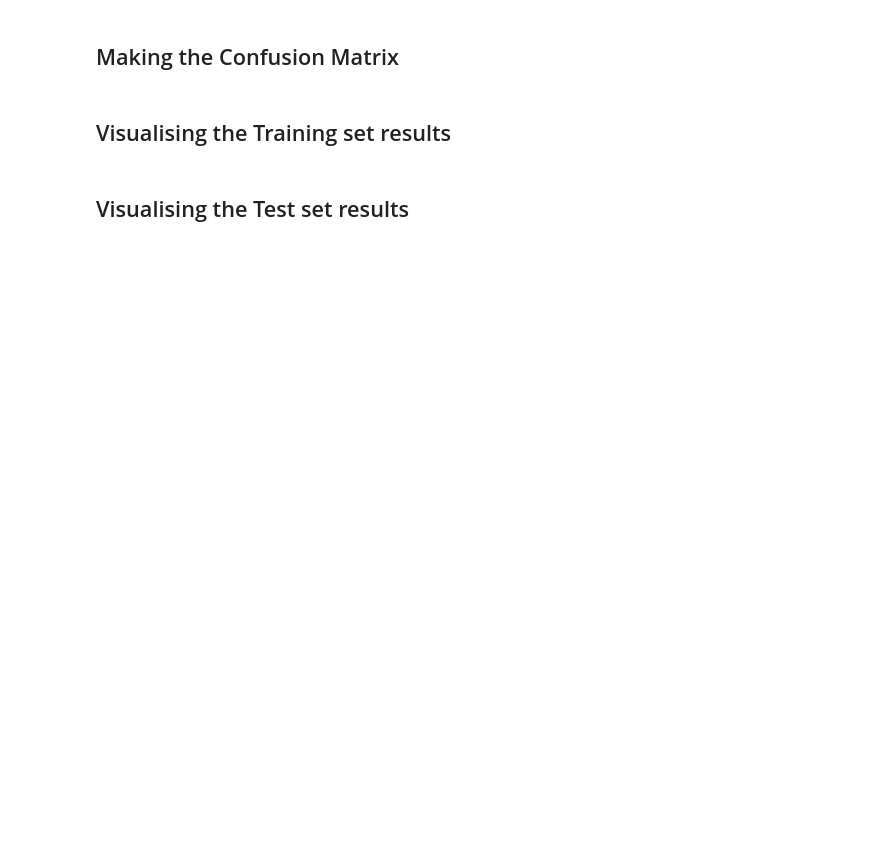
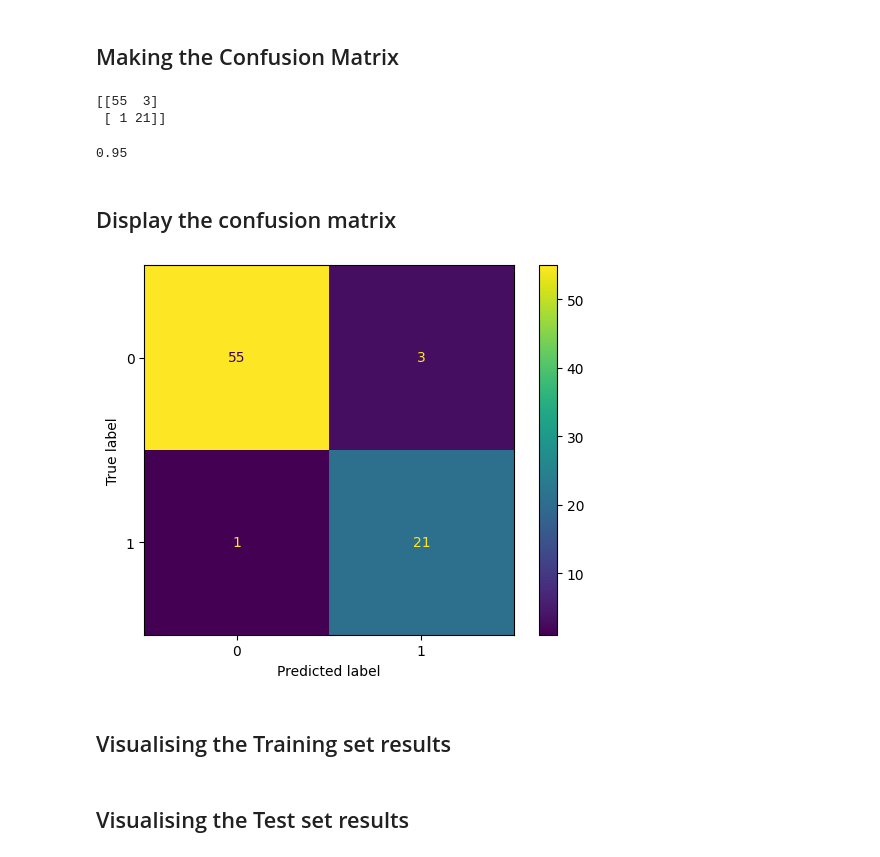
Before and after one commit to iamanasinam/Machine-Learning-Learning, a Jupyter notebook: Part 3 - Classification/K-Nearest Neighbors (K-NN)/k_nearest_neighbors.ipynb, the cells around one changed output. Cells and saved outputs as stored; diff of their text form; code cells hidden in the pictures; blank space fills up the shorter version.

Commit message:
completed untill confusion matrix

```diff
--- a/Part 3 - Classification/K-Nearest Neighbors (K-NN)/k_nearest_neighbors.ipynb
+++ b/Part 3 - Classification/K-Nearest Neighbors (K-NN)/k_nearest_neighbors.ipynb
@@ -9,2 +68,7 @@
 # %% [markdown]
 ## Feature Scaling
+# %%
+from sklearn.preprocessing import StandardScaler
+sc = StandardScaler()
+x_train = sc.fit_transform(x_train)
+x_test = sc.transform(x_test)
@@ -11,2 +95,6 @@
 # %% [markdown]
 ## Training the K-NN model on the Training set
+# %%
+from sklearn.neighbors import KNeighborsClassifier
+classifier = KNeighborsClassifier(n_neighbors = 5, metric = 'minkowski', p = 2)
+classifier.fit(x_train, y_train)
@@ -15,2 +110,5 @@
 # %% [markdown]
 ## Predicting the Test set results
+# %%
+y_pred = classifier.predict(x_test)
+print(np.concatenate((y_pred.reshape(len(y_pred),1), y_test.reshape(len(y_test),1)),1))
@@ -17,5 +133,23 @@
 # %% [markdown]
 ## Making the Confusion Matrix
+# %%
+from sklearn.metrics import confusion_matrix, accuracy_score, ConfusionMatrixDisplay
+cm = confusion_matrix(y_test, y_pred)
+print(cm)
+accuracy_score(y_test, y_pred)
+# %% [output]
+[[55  3]
+ [ 1 21]]
+0.95
+# %% [markdown]
+## Display the confusion matrix
+# %%
+import matplotlib.pyplot as plt
+cm_display = ConfusionMatrixDisplay(confusion_matrix= cm, display_labels = [0, 1])
+cm_display.plot()
+plt.show()
+# %% [output]
+[figure, added]
 # %% [markdown]
 ## Visualising the Training set results
 # %% [markdown]
```
Also changed, not shown: parts of 14 cells of this notebook.
